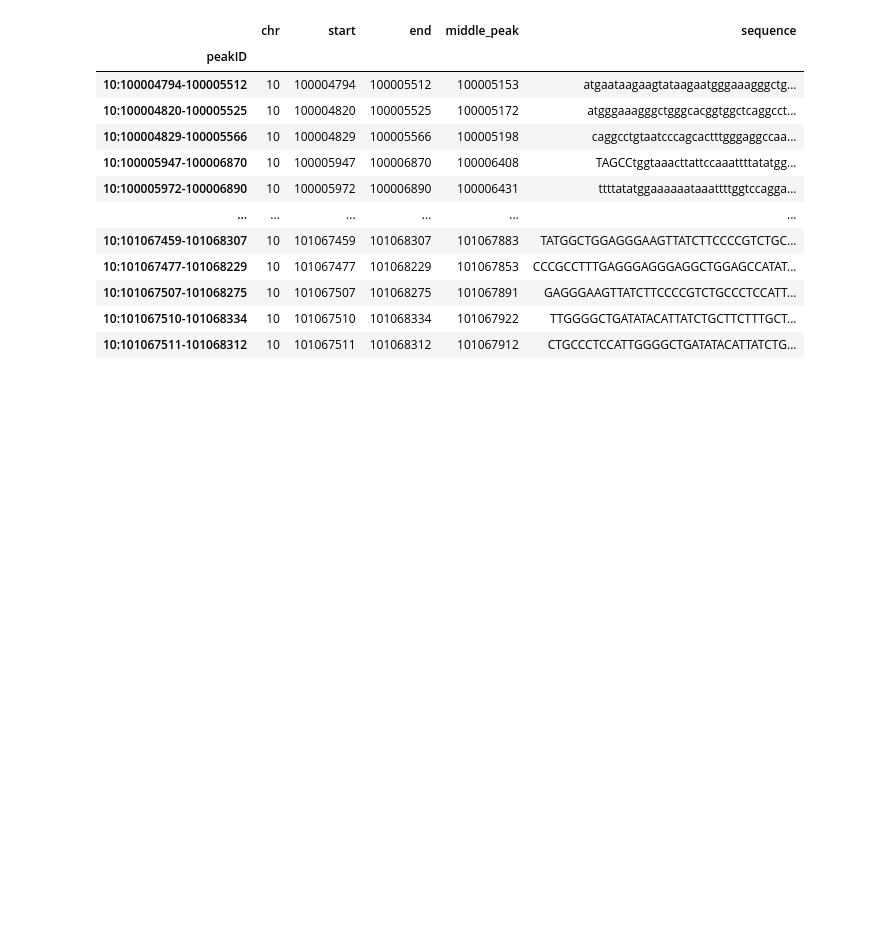
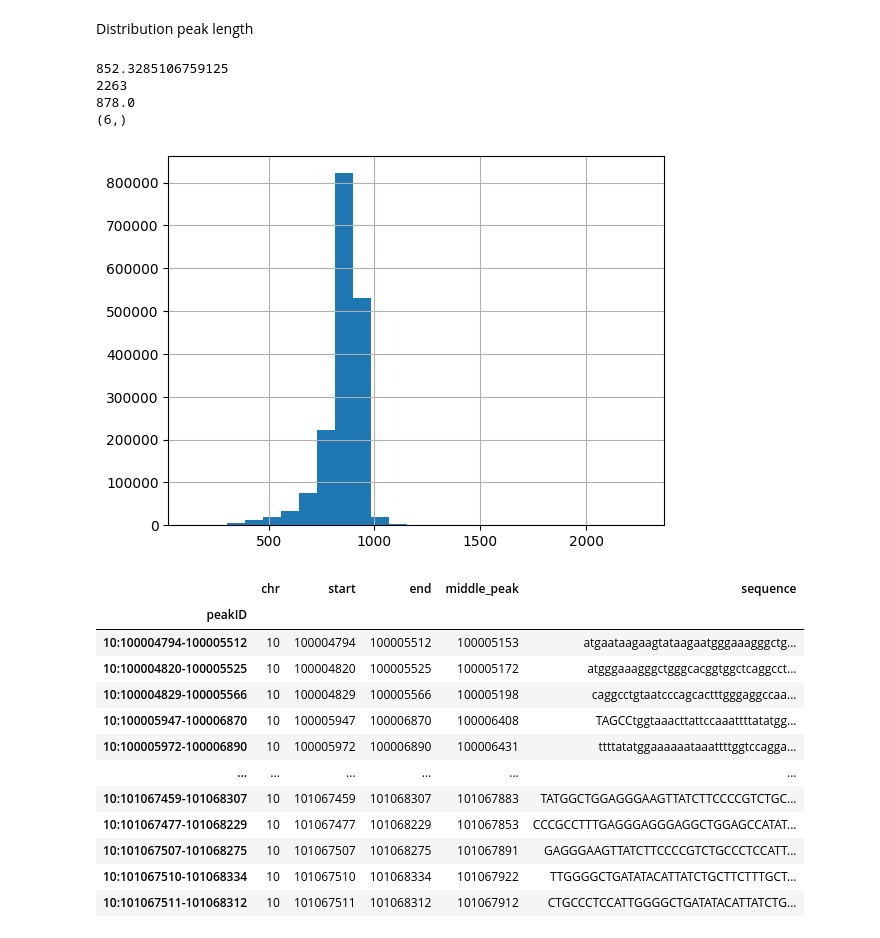
Before and after one commit to alexiaDorm/master-thesis, a Jupyter notebook: src/test.ipynb, the cells around one changed output. Drawn from its saved outputs; the diff is of its cells as text; code cells hidden in the pictures; blank space fills up the shorter version.

```diff
--- a/src/test.ipynb
+++ b/src/test.ipynb
@@ -3,4 +5,0 @@
-# %%
-import anndata
-
-adata = anndata.read_h5ad('../results/processed_data.h5ad')
@@ -7,3 +30,20 @@ adata = anndata.read_h5ad('../results/processed_data.h5ad')
+# %% [markdown]
+Distribution peak length
+# %%
+len_peak = adata.var.end - adata.var.start
+print(len_peak.mean())
+
+len_peak.hist(bins=25)
+
+print(len_peak.max())
+print(len_peak.median())
+print(len_peak[len_peak > 2000].shape)
+# %% [output]
+852.3285106759125
+2263
+878.0
+(6,)
+[figure, added]
 # %%
 import pyfaidx
 from utils_data_preprocessing import *
```
Also changed, not shown: parts of 15 cells of this notebook, 4 other files.
